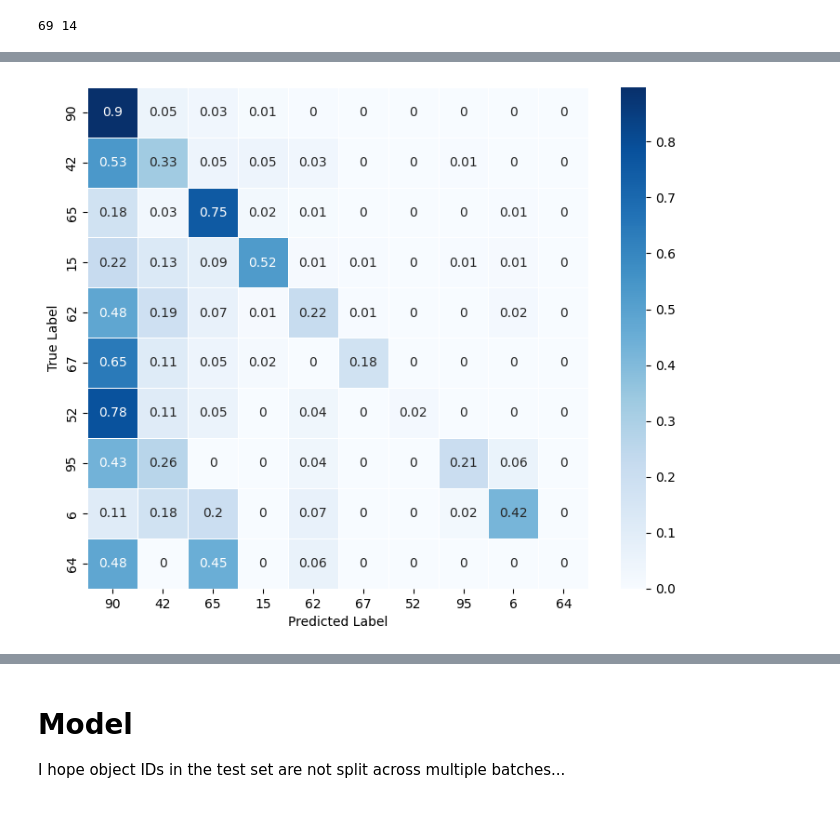
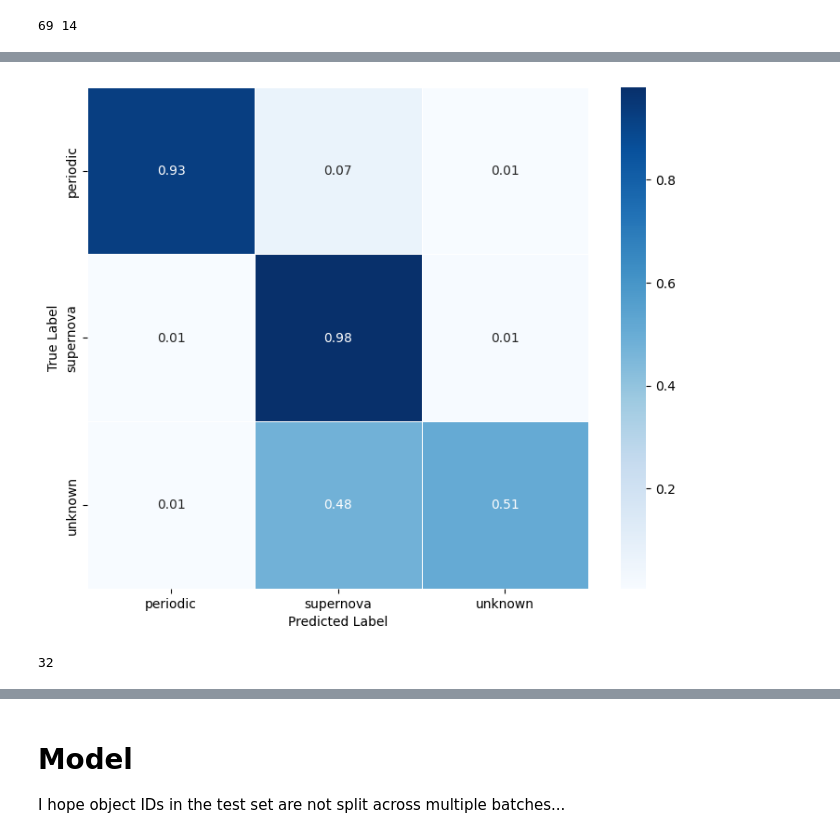
Before and after one commit to Newtech66/PLaSTiCC-2018-ML-project, a Jupyter notebook: plasticc (1).ipynb, the cells around one changed output, grey strips where cells are left out. Drawn from its saved outputs; the diff is of its cells as text; code cells hidden in the pictures.

```diff
--- a/plasticc (1).ipynb
+++ b/plasticc (1).ipynb
@@ -169,18 +182,22 @@ def bazin_curve(t, t_rise, t_fall, loc, scale, shift):
 # %%
 random_obj_id = train_lcd.metadata[(train_lcd.metadata['target'] == 95) & (train_lcd.metadata['ddf'] == True)]['object_id'].sample().iloc[0]
+i = 0
 # random_obj_id = 245506
 sdf = find_supernova_block(train_lcd.data[train_lcd.data['object_id'] == random_obj_id])
 for pb, subtable in sdf.groupby('passband'):
-    plt.errorbar(subtable['mjd'], subtable['flux'], subtable['flux_err'], marker='o', markersize=4, linestyle='none', label=pb)
     # print(subtable[['mjd','flux']])
     popt, _ = curve_fit(bazin_curve, subtable['mjd'],
                         subtable['flux'],
+                        sigma=subtable['flux_err'],
                         p0=(7, 20, subtable.iloc[subtable['flux'].argmax(), 1], subtable['flux'].max(), 0),
                         bounds=([0, 0, -np.inf, 0, -np.inf],
                                 [np.inf, np.inf, np.inf, np.inf, np.inf]))
-    print(pb, popt)
+    rchi2 = np.sum(((subtable['flux'] - bazin_curve(subtable['mjd'], *popt)) / subtable['flux_err']) ** 2) / (len(subtable) - 5)
+    print(pb, popt[0], popt[1], rchi2)
     x = np.linspace(sdf['mjd'].min(), sdf['mjd'].max(), 100)
-    plt.plot(x, bazin_curve(x, *popt))
+    plt.errorbar(subtable['mjd'], subtable['flux'], subtable['flux_err'], marker='o', markersize=4, linestyle='none', label=f'{pb} ($\chi^2$/N = {rchi2:.3f})', c=colormaps['Dark2'].colors[i])
+    plt.plot(x, bazin_curve(x, *popt), c=colormaps['Dark2'].colors[i])
+    i += 1
 plt.legend()
 plt.show()
 # %% [output]
@@ -244,7 +255,7 @@ for grp, table in df.groupby('group'):
 [figure]
 [figure]
 # %%
-random_obj_id = train_lcd.metadata[(train_lcd.metadata['target'] == ) & (train_lcd.metadata['ddf'] == True)]['object_id'].sample().iloc[0]
+random_obj_id = train_lcd.metadata[(train_lcd.metadata['target'] == 42) & (train_lcd.metadata['ddf'] == True)]['object_id'].sample().iloc[0]
 # print(random_obj_id)
 ts = train_lcd.data[train_lcd.data['object_id'] == random_obj_id]
 df = ts.copy()
@@ -280,13 +291,15 @@ pbnames = list(pbmap.values())
 datadir = './others'
 metafilename = './training/training_set_metadata.csv'
 metadata = Table.read(metafilename, format='csv')
-metadata = metadata[(metadata['target'] == 90) | (metadata['target'] == 42) | (metadata['target'] == 65) | (metadata['target'] == 15)
-                     | (metadata['target'] == 62) | (metadata['target'] == 67) | (metadata['target'] == 52) | (metadata['target'] == 95)
-                     | (metadata['target'] == 6) | (metadata['target'] == 64)]
+periodic_targets = [16, 53, 88, 92]
+supernova_targets = [6, 15, 42, 52, 62, 67, 90, 95]
+other_targets = [64, 65] # apparently misclassified as supernova a lot by the random forest classifier
+# metadata = metadata[metadata['target'].isin(periodic_targets)]
 nobjects = len(metadata)
 # Create supertargets
-supertarget_map = {53: 1, 88: 2, 16: 3, 92: 4, # periodic
-                   90: 1, 42: 2, 65: 3, 15: 4, 62: 5, 67: 6, 52: 7, 95: 8, 6: 9, 64: 10} # transient
+supertarget_map = {53: 1, 88: 1, 16: 1, 92: 1, # periodic
+                   90: 2, 42: 2, 15: 2, 62: 2, 67: 2, 52: 2, 95: 2, 6: 2, # supernova
+                   64: 3, 65: 3} # transient
 supertargets = metadata.to_pandas()['target'].map(supertarget_map).to_numpy()
 metadata.add_column(supertargets, name='supertarget')
 # %%
@@ -445,14 +454,14 @@ Ypred = clf.predict(Xtest_pca)
 [Parallel(n_jobs=8)]: Done 184 tasks      | elapsed:    0.1s
 [Parallel(n_jobs=8)]: Done 200 out of 200 | elapsed:    0.1s finished
 # %%
-cm = confusion_matrix(Ytest, Ypred, labels=list(range(1, 11)))
+cm = confusion_matrix(Ytest, Ypred, labels=list(range(1, 4)))
 cm = cm.astype('float') / cm.sum(axis=1)[:, np.newaxis]
 annot = np.around(cm, 2)
 # %%
 fig, ax = plt.subplots(figsize=(9,7))
-sns.heatmap(data=cm, xticklabels=[90, 42, 65, 15, 62, 67, 52, 95, 6, 64], yticklabels=[90, 42, 65, 15, 62, 67, 52, 95, 6, 64], cmap='Blues', annot=annot, lw=0.5)
+sns.heatmap(data=cm, xticklabels=['periodic', 'supernova', 'unknown'], yticklabels=['periodic', 'supernova', 'unknown'], cmap='Blues', annot=annot, lw=0.5)
 ax.set_xlabel('Predicted Label')
 ax.set_ylabel('True Label')
 ax.set_aspect('equal')
 # %% [output]
-[figure, old version]
+[figure, new version]
@@ -458,0 +471,4 @@ ax.set_aspect('equal')
+# %%
+len(bad_objects)
+# %% [output]
+32
```
Also changed, not shown: parts of 11 cells of this notebook.
